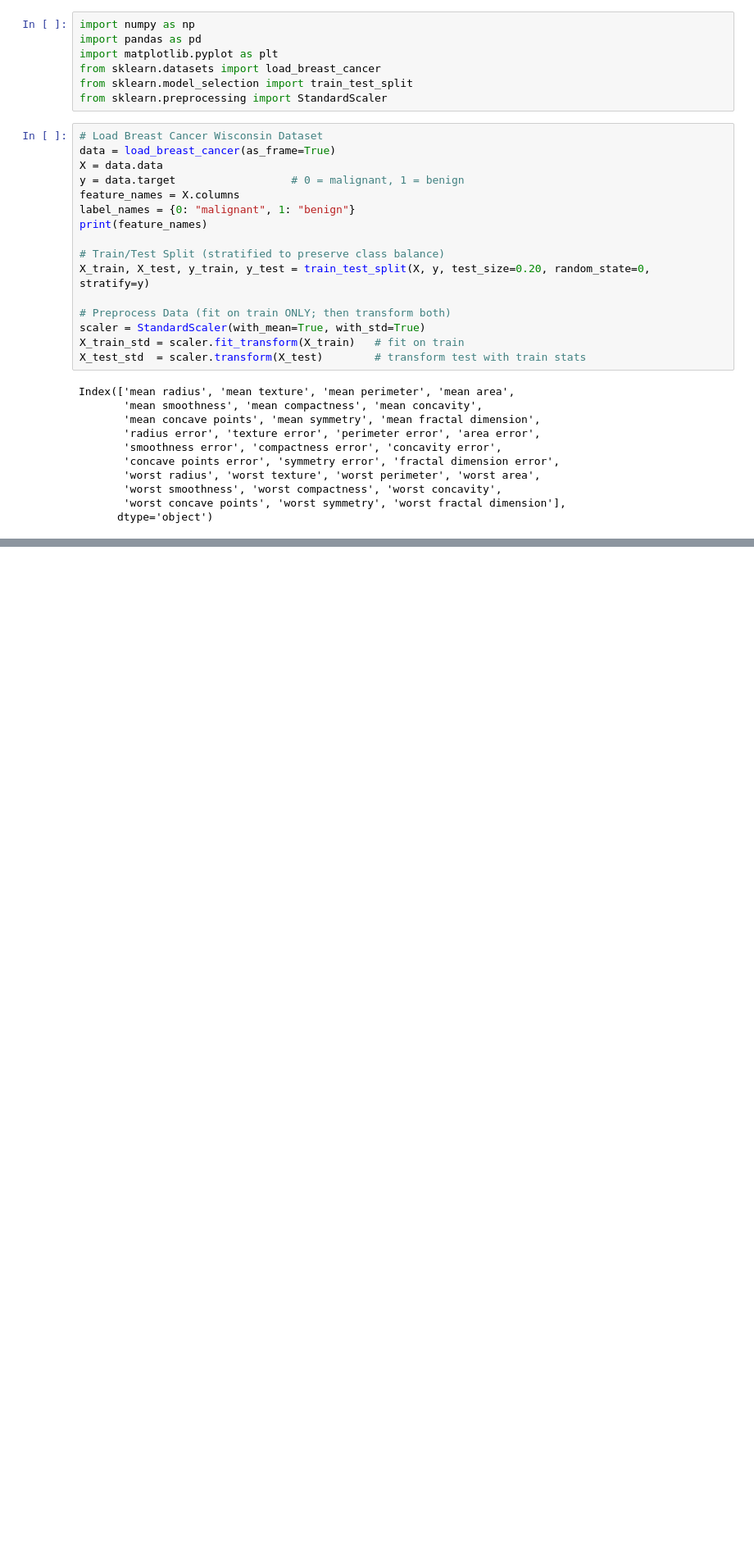
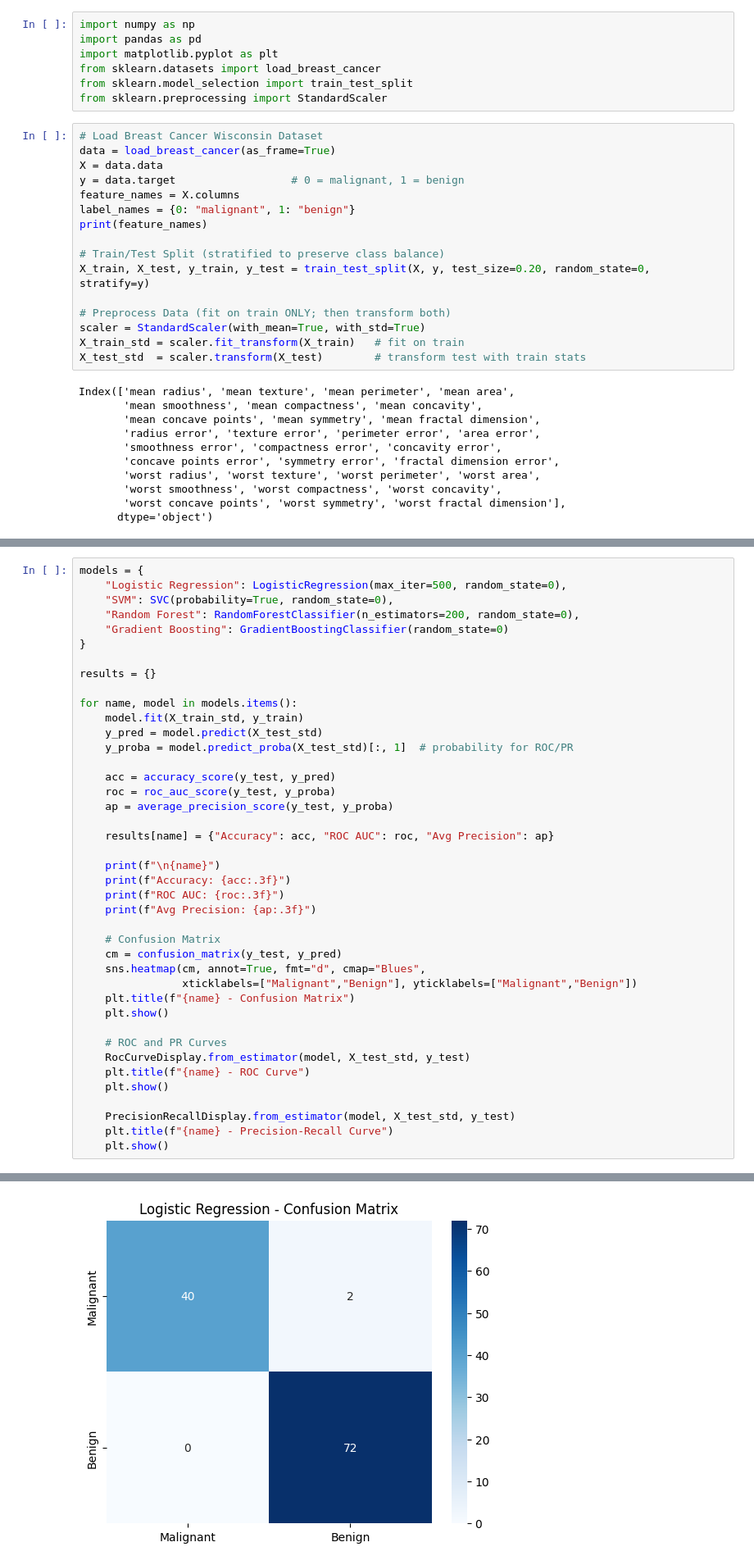
Before and after one commit to deskk/MIS_project1, a Jupyter notebook: project1.ipynb, the cells around one changed output, grey strips where cells are left out. Shown at 82% size. Saved outputs shown, nothing was run; the diff lists cells and outputs as text; blank space fills up the shorter version.

```diff
--- a/project1.ipynb
+++ b/project1.ipynb
@@ -85,0 +194,42 @@ Index(['mean radius', 'mean texture', 'mean perimeter', 'mean area',
+# %%
+models = {
+    "Logistic Regression": LogisticRegression(max_iter=500, random_state=0),
+    "SVM": SVC(probability=True, random_state=0),
+    "Random Forest": RandomForestClassifier(n_estimators=200, random_state=0),
+    "Gradient Boosting": GradientBoostingClassifier(random_state=0)
+}
+
+results = {}
+
+for name, model in models.items():
+    model.fit(X_train_std, y_train)
+    y_pred = model.predict(X_test_std)
+    y_proba = model.predict_proba(X_test_std)[:, 1]  # probability for ROC/PR
+
+    acc = accuracy_score(y_test, y_pred)
+    roc = roc_auc_score(y_test, y_proba)
+    ap = average_precision_score(y_test, y_proba)
+
+    results[name] = {"Accuracy": acc, "ROC AUC": roc, "Avg Precision": ap}
+
+    print(f"\n{name}")
+    print(f"Accuracy: {acc:.3f}")
+    print(f"ROC AUC: {roc:.3f}")
+    print(f"Avg Precision: {ap:.3f}")
+
+    # Confusion Matrix
+    cm = confusion_matrix(y_test, y_pred)
+    sns.heatmap(cm, annot=True, fmt="d", cmap="Blues",
+                xticklabels=["Malignant","Benign"], yticklabels=["Malignant","Benign"])
+    plt.title(f"{name} - Confusion Matrix")
+    plt.show()
+
+    # ROC and PR Curves
+    RocCurveDisplay.from_estimator(model, X_test_std, y_test)
+    plt.title(f"{name} - ROC Curve")
+    plt.show()
+
+    PrecisionRecallDisplay.from_estimator(model, X_test_std, y_test)
+    plt.title(f"{name} - Precision-Recall Curve")
+    plt.show()
+# %% [output]
@@ -85,0 +240 @@ Index(['mean radius', 'mean texture', 'mean perimeter', 'mean area',
+[figure, added]
```
Also changed, not shown: parts of 13 cells of this notebook.
